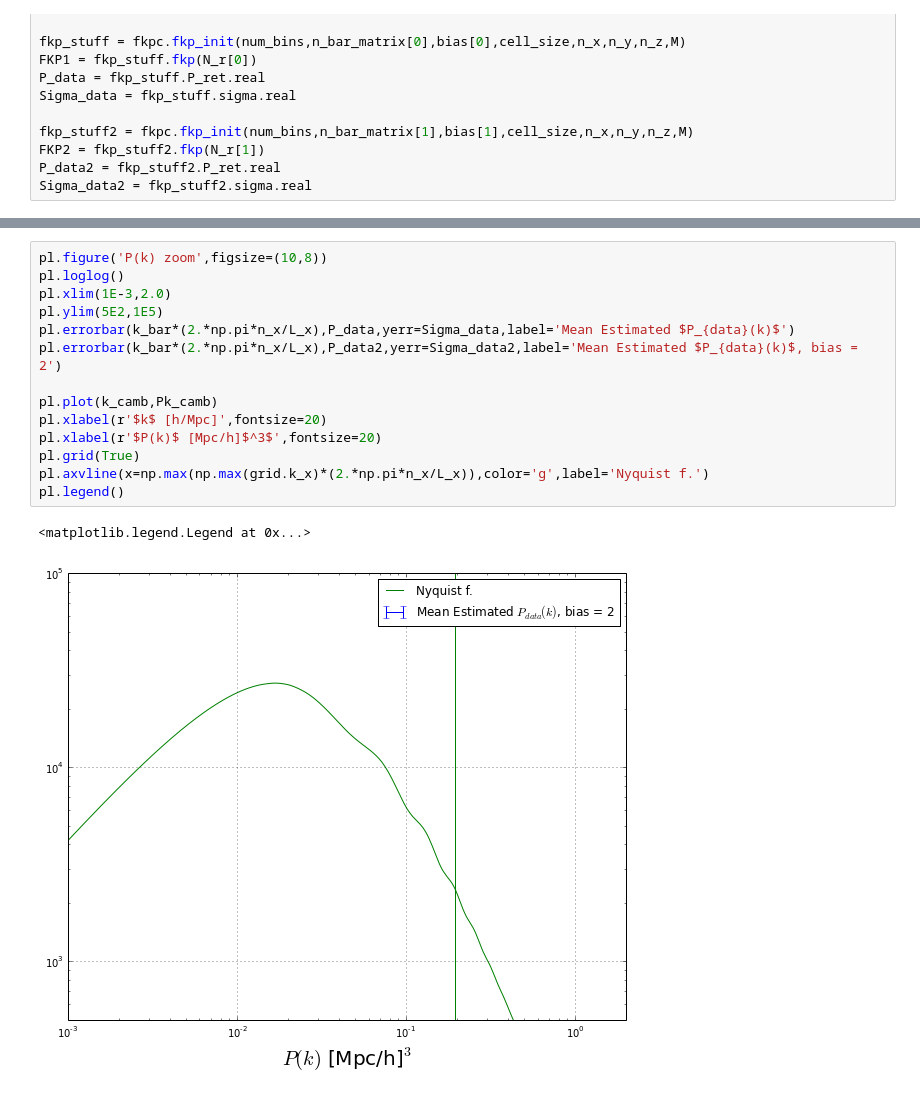
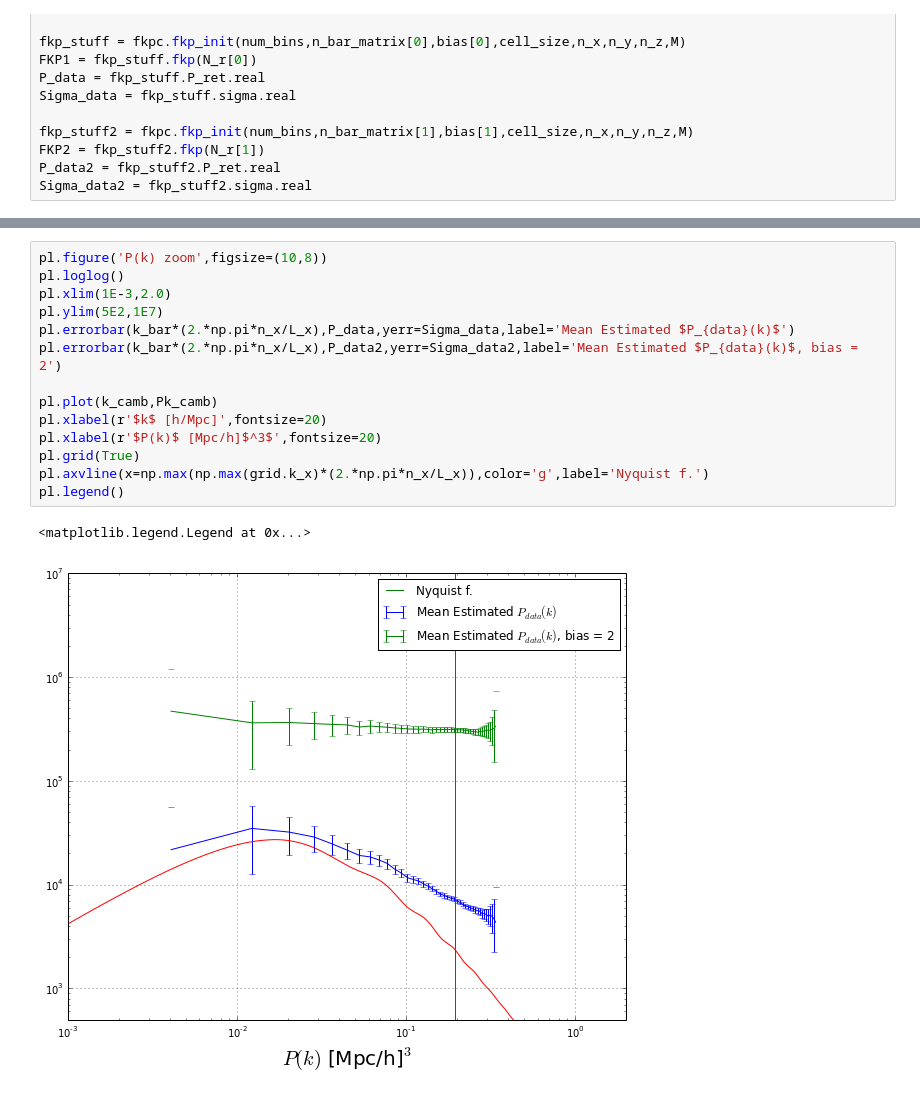
Before and after one commit to arthurmloureiro/pk_fkp, a Jupyter notebook: pk_fkp_notebook.ipynb, the cells around one changed output, grey strips where cells are left out. Saved outputs shown, nothing was run; the diff lists cells and outputs as text.

```diff
--- a/pk_fkp_notebook.ipynb
+++ b/pk_fkp_notebook.ipynb
@@ -219,17 +219,17 @@ array([[[ 0.,  0.,  0., ...,  0.,  0.,  0.],
 # %%
 pl.figure('P(k) zoom',figsize=(10,8))
 pl.loglog()
 pl.xlim(1E-3,2.0)
-pl.ylim(5E2,1E5)
+pl.ylim(5E2,1E7)
 pl.errorbar(k_bar*(2.*np.pi*n_x/L_x),P_data,yerr=Sigma_data,label='Mean Estimated $P_{data}(k)$')
 pl.errorbar(k_bar*(2.*np.pi*n_x/L_x),P_data2,yerr=Sigma_data2,label='Mean Estimated $P_{data}(k)$, bias = 2')
 
 pl.plot(k_camb,Pk_camb)
 pl.xlabel(r'$k$ [h/Mpc]',fontsize=20)
 pl.xlabel(r'$P(k)$ [Mpc/h]$^3$',fontsize=20)
 pl.grid(True)
 pl.axvline(x=np.max(np.max(grid.k_x)*(2.*np.pi*n_x/L_x)),color='g',label='Nyquist f.')
 pl.legend()
 # %% [output]
 <matplotlib.legend.Legend at 0x...>
-[figure, old version]
+[figure, new version]
```
Also changed, not shown: parts of 1 cell of this notebook.
